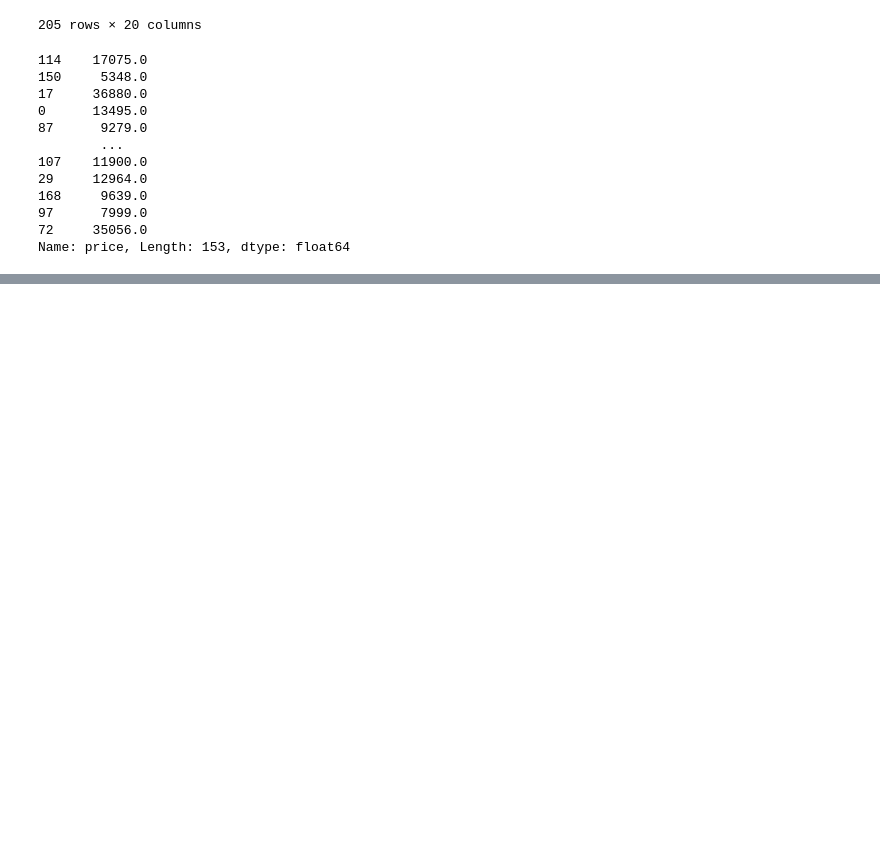
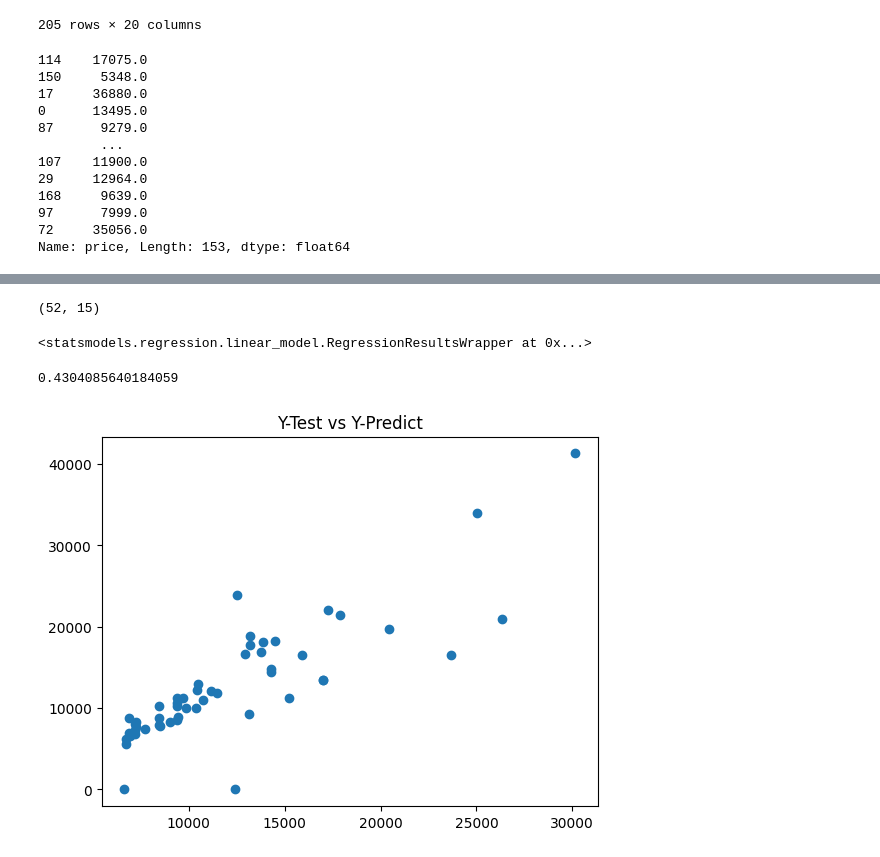
Before and after one commit to arunishere/DSV16Main, a Jupyter notebook: Reg/Regression.ipynb, the cells around one changed output, grey strips where cells are left out. Drawn from its saved outputs; the diff is of its cells as text; code cells hidden in the pictures; blank space fills up the shorter version.

```diff
--- a/Reg/Regression.ipynb
+++ b/Reg/Regression.ipynb
@@ -494,0 +527,7 @@ strong multicollinearity problems or that the design matrix is singular.
+# %%
+var_2 = ['price', 'engine size', 'horsepower',
+        'wheels(rwd)','make(mercedes-benz)',
+       'fuel system(mpfi)', 'cylinders(six)', 'engine type(ohcv)',
+       'make(bmw)', 'make(jaguar)', 'bore', 'make(porsche)',
+       'style(hardtop)', 'cylinders(five)', 'symboling(3)',
+       'cylinders(twelve)']
@@ -494,0 +556,11 @@ strong multicollinearity problems or that the design matrix is singular.
+# %%
+df_car_itr_2 = df_car_1[var_2]
+
+y = df_car_itr_2.pop('price')
+
+x_train, x_test, y_train, y_test = train_test_split(df_car_itr_2, y)
+
+x_train_sm_2 = sm.add_constant(x_train)
+lr_1 = sm.OLS(y_train, x_train_sm_2)
+lr_model_2  = lr_1.fit()
+print(lr_model_2.summary())
@@ -494,0 +592,24 @@ strong multicollinearity problems or that the design matrix is singular.
+# %%
+x_test.shape
+# %% [output]
+(52, 15)
+# %%
+lr_model_2
+# %% [output]
+<statsmodels.regression.linear_model.RegressionResultsWrapper at 0x...>
+# %%
+from sklearn.metrics import r2_score
+
+X_test_sm = sm.add_constant(x_test)
+y_test_pred = lr_model_2.predict(X_test_sm)
+
+r_square = r2_score(y_test_pred, y_test)
+print(r_square)
+# %% [output]
+0.4304085640184059
+# %%
+plt.scatter(y_test_pred, y_test)
+plt.title('Y-Test vs Y-Predict')
+plt.show()
+# %% [output]
+[figure, added]
```
Also changed, not shown: parts of 8 cells of this notebook, 1 other file.
